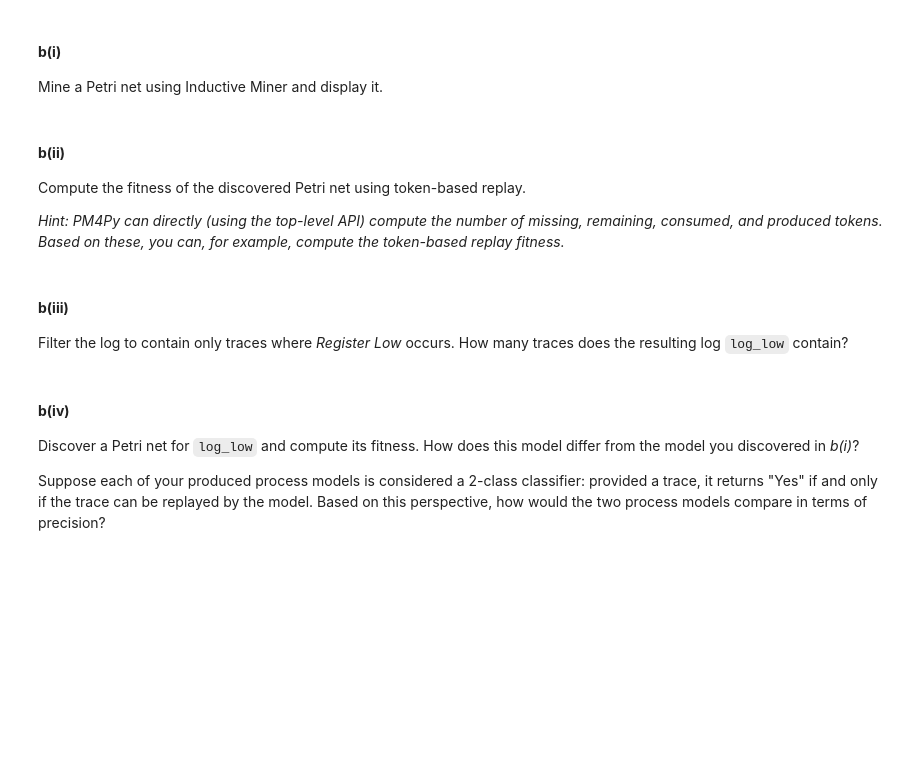
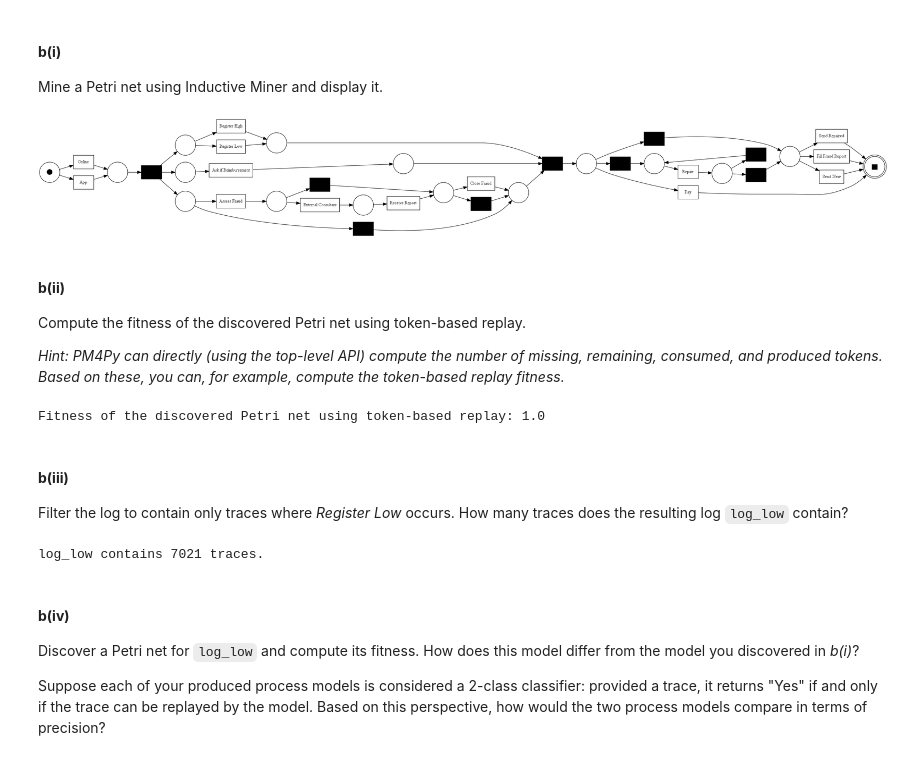
Before and after one commit to mnghiap/ids22, a Jupyter notebook: assignment2/assignment2.ipynb, the cells around one changed output. Drawn from its saved outputs; the diff is of its cells as text; code cells hidden in the pictures; blank space fills up the shorter version.

```diff
--- a/assignment2/assignment2.ipynb
+++ b/assignment2/assignment2.ipynb
@@ -1068,7 +1139,10 @@ Provide a plot that shows the number of running cases (i.e., cases that have sta
 #### **b(i)**
 Mine a Petri net using Inductive Miner and display it.
 # %%
-# your code
+net, im, fm = pm4py.discover_petri_net_inductive(log)
+pm4py.view_petri_net(net, im, fm, format='png')
+# %% [output]
+[figure, added]
 # %% [markdown]
 #### **b(ii)**
 Compute the fitness of the discovered Petri net using token-based replay.
@@ -1077,10 +1165,15 @@ Compute the fitness of the discovered Petri net using token-based replay.
 # %%
-# your code
+print(f"Fitness of the discovered Petri net using token-based replay: {token_fitness(log, net, im, fm)}")
+# %% [output]
+Fitness of the discovered Petri net using token-based replay: 1.0
 # %% [markdown]
 #### **b(iii)**
 Filter the log to contain only traces where *Register Low* occurs. How many traces does the resulting log `log_low` contain?
 # %%
-# your code
+log_low = pm4py.filter_event_attribute_values(log, "concept:name", ["Register Low"], level="case", retain=True)
+print(f"log_low contains {len(log_low)} traces.")
+# %% [output]
+log_low contains 7021 traces.
 # %% [markdown]
 #### **b(iv)**
 Discover a Petri net for `log_low` and compute its fitness. How does this model differ from the model you discovered in *b(i)*?
```
Also changed, not shown: parts of 29 cells of this notebook.
